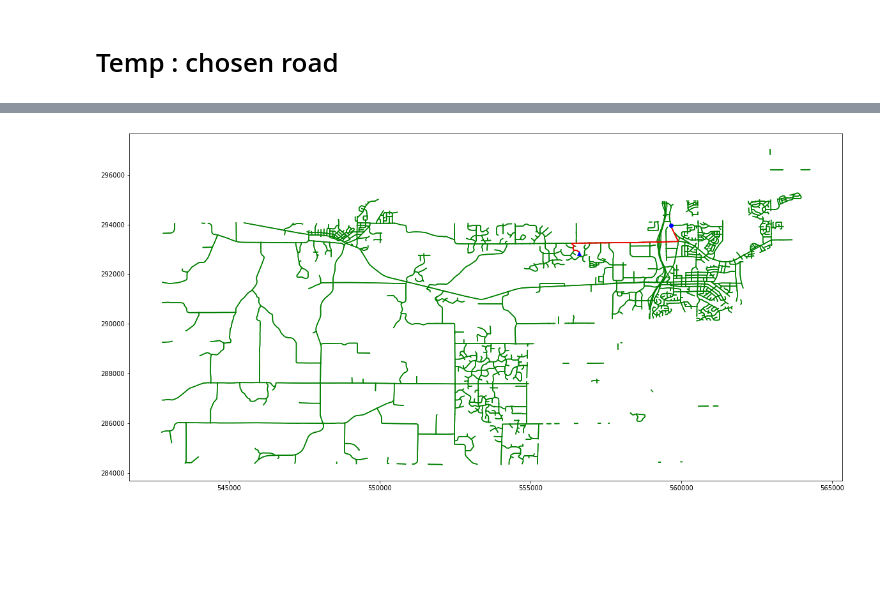
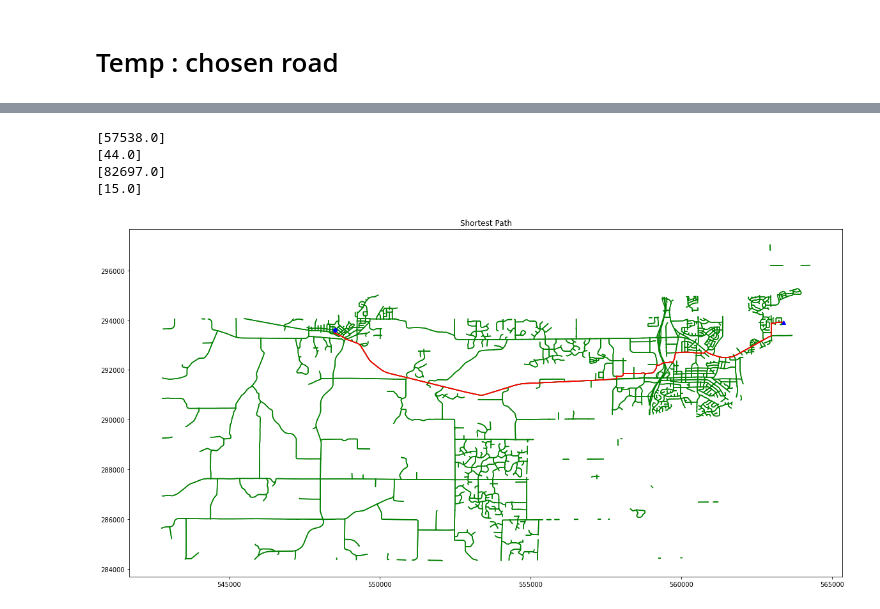
Before and after one commit to WalterLu3/Transportation, a Jupyter notebook: shortest_path/shortest_path_notebook.ipynb, the cells around one changed output, grey strips where cells are left out. Saved outputs shown, nothing was run; the diff lists cells and outputs as text; code cells hidden in the pictures; blank space fills up the shorter version.

Commit message:
new data

```diff
--- a/shortest_path/shortest_path_notebook.ipynb
+++ b/shortest_path/shortest_path_notebook.ipynb
@@ -58,3 +60,6 @@ plt.show()
+# %%
+crash_path = os.path.join("..","transportation_data","Middleton_Cross_Plains","Features","Crash_data_combined_2017_2020.shp")
+crash = shapefile.Reader(crash_path)
 # %% [markdown]
 # Temp : chosen road
 # %%
@@ -64,3 +69,26 @@ reference_path = os.path.join("..","reference_coordinate")
 
 with open(reference_path, 'rb') as f:
     reference_coordinate = pickle.load(f)
+# %%
+plt.rcParams["figure.figsize"] = (20,10)
+plt.figure()
+
+#all_roadId = list(road_file['RDWY_LINK_ID'])
+for sp in shape.shapeRecords():
+    road_id = sp.record[43]
+    x = [i[0] for i in sp.shape.points[:]]
+    y = [i[1] for i in sp.shape.points[:]]
+    plt.plot(x,y,'g')
+
+
+for i in reference_coordinate:
+    x = reference_coordinate[i][0]
+    y = reference_coordinate[i][1]
+    plt.plot(x,y,'ro')
+
+for sp in crash.shapeRecords():
+    x = [i[0] for i in sp.shape.points[:]]
+    y = [i[1] for i in sp.shape.points[:]]
+    if x[0] >200000 and y[0] >400000:
+        plt.plot(x,y,'mo')
+plt.show()
@@ -184,3 +227,13 @@ supply
+# %%
+print(shortestDist)
+print(shortestCrash)
+print(safestDist)
+print(safestCrash)
+# %% [output]
+[57538.0]
+[44.0]
+[82697.0]
+[15.0]
 # %%
 chosen_road = [int(road) for road in roadChosen]
 chosen_road_safe = [int(road) for road in roadChosenSafe]
@@ -200,32 +253,32 @@ plt.figure()
 #plot original map
 for sp in shape.shapeRecords():
     road_id = sp.record[43]
 
     x = [i[0] for i in sp.shape.points[:]]
     y = [i[1] for i in sp.shape.points[:]]
 
     if road_id in chosen_road:
         chosen.append((x,y))
 
     if road_id in chosen_road_safe:
         chosen_safe.append((x,y))
     plt.plot(x,y,'g')
 
 
 
 #plot shortest path
 for subpath in chosen:
     plt.plot(subpath[0],subpath[1],'r')
     pass
 for subpath in chosen_safe:
     #plt.plot(subpath[0],subpath[1],'m')
     pass
 
 plt.plot(reference_coordinate[origin][0], reference_coordinate[origin][1],'b^')
 plt.plot(reference_coordinate[destination][0], reference_coordinate[destination][1],'bo')
 
-
+plt.title('Shortest Path')
 
 plt.show()
 # %% [output]
-[figure, old version]
+[figure, new version]
```
Also changed, not shown: parts of 9 cells of this notebook, 13 other files.
